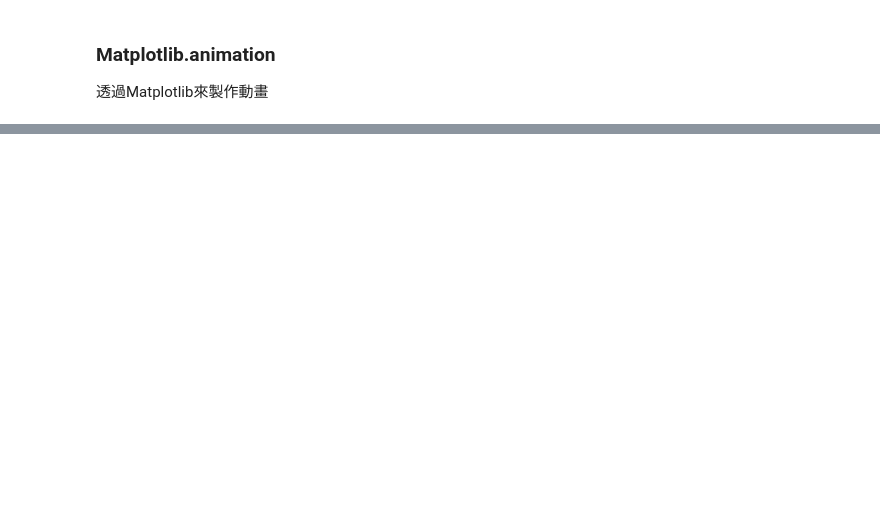
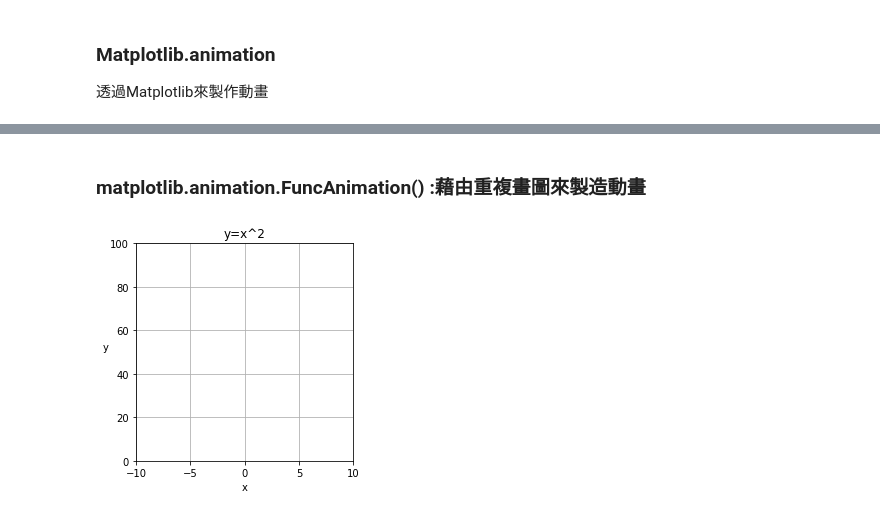
Before and after one commit to ChunChiaYang/Python-course, a Jupyter notebook: Matplotlib_anime.ipynb, the cells around one changed output, grey strips where cells are left out. Cells and saved outputs as stored; diff of their text form; code cells hidden in the pictures; blank space fills up the shorter version.

Commit message:
add anime practice image and file

```diff
--- a/Matplotlib_anime.ipynb
+++ b/Matplotlib_anime.ipynb
@@ -154,3 +153,38 @@ plt.show()
 # %% [markdown]
 你可以畫出像這樣的動畫
 [![IMAGE ALT TEXT](https://img.youtube.com/vi/Gi8v0cHA5IM/hqdefault.jpg)](https://www.youtube.com/watch?v=Gi8v0cHA5IM "Planetary orbits")
+# %% [markdown]
+### matplotlib.animation.FuncAnimation() :藉由重複畫圖來製造動畫
+# %%
+import numpy as np
+import matplotlib.pyplot as plt
+from matplotlib.animation import FuncAnimation
+
+fig = plt.figure()
+ax = plt.axes(xlim=(-10, 10),ylim=(0,100))
+x, y = [], []
+line, = plt.plot([], [],'ro',markersize=3)
+
+
+def init():
+    line.set_data([], [])
+    return line,
+
+def update(frame):
+    x = np.linspace(-10,-10+frame,num=frame+1)
+    y= x**2
+    line.set_data(x, y)
+    return line,
+
+ani = FuncAnimation(fig, update, frames=21,
+                    init_func=init,interval=200)
+
+#Set anime format
+ax.set_aspect(1./ax.get_data_ratio())
+plt.title('y=x^2')
+plt.ylabel('y',rotation=0)
+plt.xlabel('x')
+plt.grid()
+plt.show()
+# %% [output]
+[figure, added]
```
Also changed, not shown: parts of 6 cells of this notebook, 3 other files.
